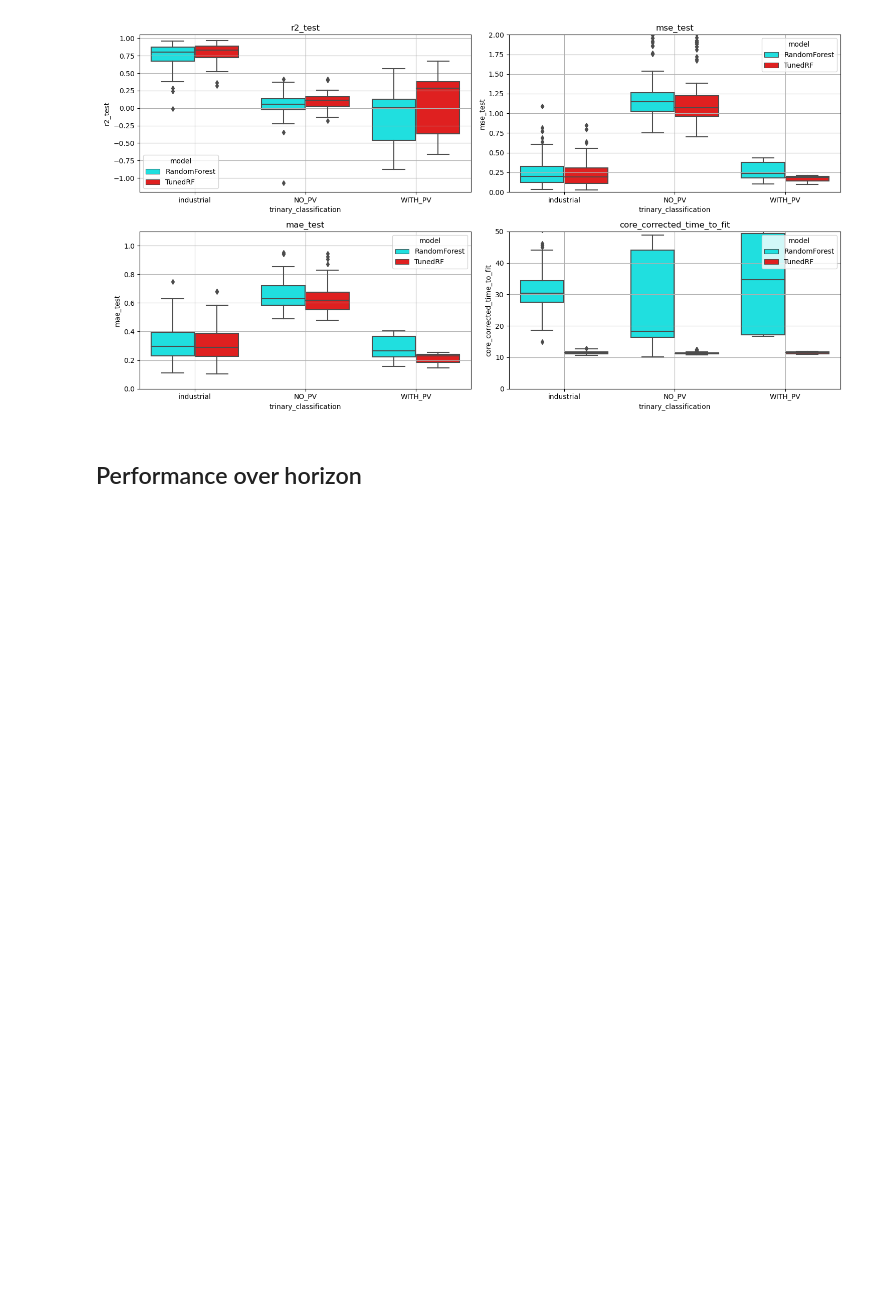
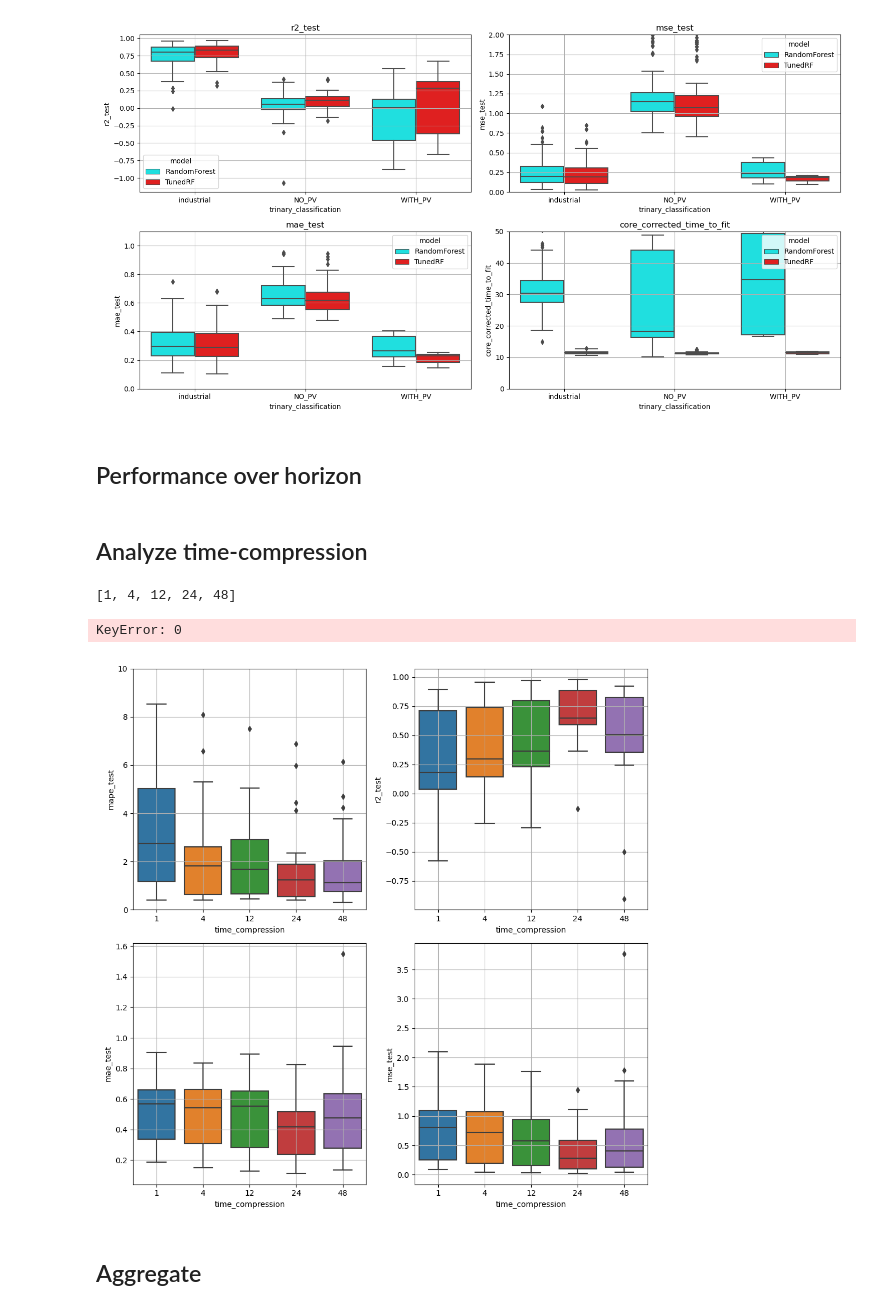
Before and after one commit to Flinverdaasdonk/forecasting, a Jupyter notebook: useful_notebooks/analyze_logs.ipynb, the cells around one changed output. Saved outputs shown, nothing was run; the diff lists cells and outputs as text; code cells hidden in the pictures; blank space fills up the shorter version.

```diff
--- a/useful_notebooks/analyze_logs.ipynb
+++ b/useful_notebooks/analyze_logs.ipynb
@@ -19,6 +19,21 @@ def json_fn_to_dict(fn):
     if "HPTED" in fn.stem:
         d["model"] = "TunedRF"
 
+    return d
+
+def add_tc(d):
+    trained_on = d["trained_on"][0]
+
+    if "_TC=" not in trained_on:
+        tc = 1
+    else:
+        # h=18_residential_2018_WITH_PV_SFH15_TC=48_2018.csv"
+        tc_str = trained_on.split("_")
+        tc_str = [foo for foo in tc_str if "TC=" in foo][0]
+        tc = int(tc_str[3:])
+
+
+    d["time_compression"] = [tc]
     return d
 
 def calc_core_corrected_time_to_fit(d):
@@ -128,6 +143,8 @@ def add_binary_classification(d):
         classification = "industrial"
     elif "residential" in trained_on:
         classification = "residential"
+    elif "aggregate" in trained_on:
+        classification = "aggregate"
 
     else:
         raise NotImplementedError(f"trained_on = {trained_on}")
@@ -144,6 +161,10 @@ def add_trinary_classification(d):
         classification = "NO_PV"
     elif "WITH_PV" in trained_on:
         classification = 'WITH_PV'
+
+    elif "aggregate" in trained_on:
+        classification = "aggregate"
+
     else:
         raise NotImplementedError(f"trained_on = {trained_on}")
 
@@ -174,6 +195,8 @@ def prep_dict(d):
     d = add_metrics(d)
 
     d = update_model(d)
+
+    d = add_tc(d)
 
     return d
 
@@ -284,7 +307,7 @@ if LOAD_EXISTING_LOGS:
 else:
     log_dir = Path(r"C:\Users\Flin\OneDrive - TU Eindhoven\Flin\Flin\01 - Uni\00_Internship\Nokia\00_Programming\forecasting\logs")
     fns = [fn for fn in log_dir.iterdir() if fn.is_file()]
-    fns = [fn for fn in fns if "CustomRandomForest" in fn.stem]
+    fns = [fn for fn in fns if "HPTED" in fn.stem]
 
     ds = [lazy_prep_dict(fn) for fn in fns]
     full_df = dicts_to_df(ds)
@@ -325,7 +349,7 @@ columns_of_interest = ["x", "y", "yhat", "time_to_predict", "model", 'core_corre
 fn = filenames[0]
 # %%
 #df = full_df[full_df["trained_on"]==fn]
-model_df = full_df[full_df["model"].isin(["RandomForest", "TunedRF"])]
+model_df = full_df[full_df["model"].isin(["TunedRF"])]
 #model_df = full_df[full_df["model"].isin(["RandomForest", "Prophet", "LSTM", "NaiveLastWeek", "NaiveYesterday"])]
 model_df.shape
 # %% [output]
@@ -912,3 +936,13 @@ N = 100
 arr1 = normalize(np.random.randn(N))
 arr2 = normalize(np.random.randn(N))
 func = compress_arr
+# %% [markdown]
+## Analyze time-compression
+# %%
+hdf = full_df[full_df["horizon"] == 18]
+# %%
+tcs = list(hdf["time_compression"].unique())
+tcs.sort()
+tcs
+# %% [output]
+[1, 4, 12, 24, 48]
@@ -914,0 +955,21 @@ func = compress_arr
+# %%
+"abaaa"
+# %% [output]
+KeyError: 0
+# %%
+fig, axs = plt.subplots(2, 2, figsize=(10, 10))
+axs = [axs[0, 0], axs[0, 1], axs[1, 0], axs[1, 1]]
+metrics_to_ylims = {"mape": [0, 10], "r2": None, "mae": None, "mse": None}
+
+for ax, metric in zip(axs, ["mape", "r2", "mae", "mse"]):
+    ax = sns.boxplot(data=hdf, x="time_compression", y=f"{metric}_test", ax=ax)
+    ax.grid()
+
+    if metrics_to_ylims[metric] is not None:
+        ax.set_ylim(metrics_to_ylims[metric])
+
+fig.tight_layout()
+# %% [output]
+[figure, added]
+# %% [markdown]
+## Aggregate
```
Also changed, not shown: parts of 10 cells of this notebook, 3 other files.
